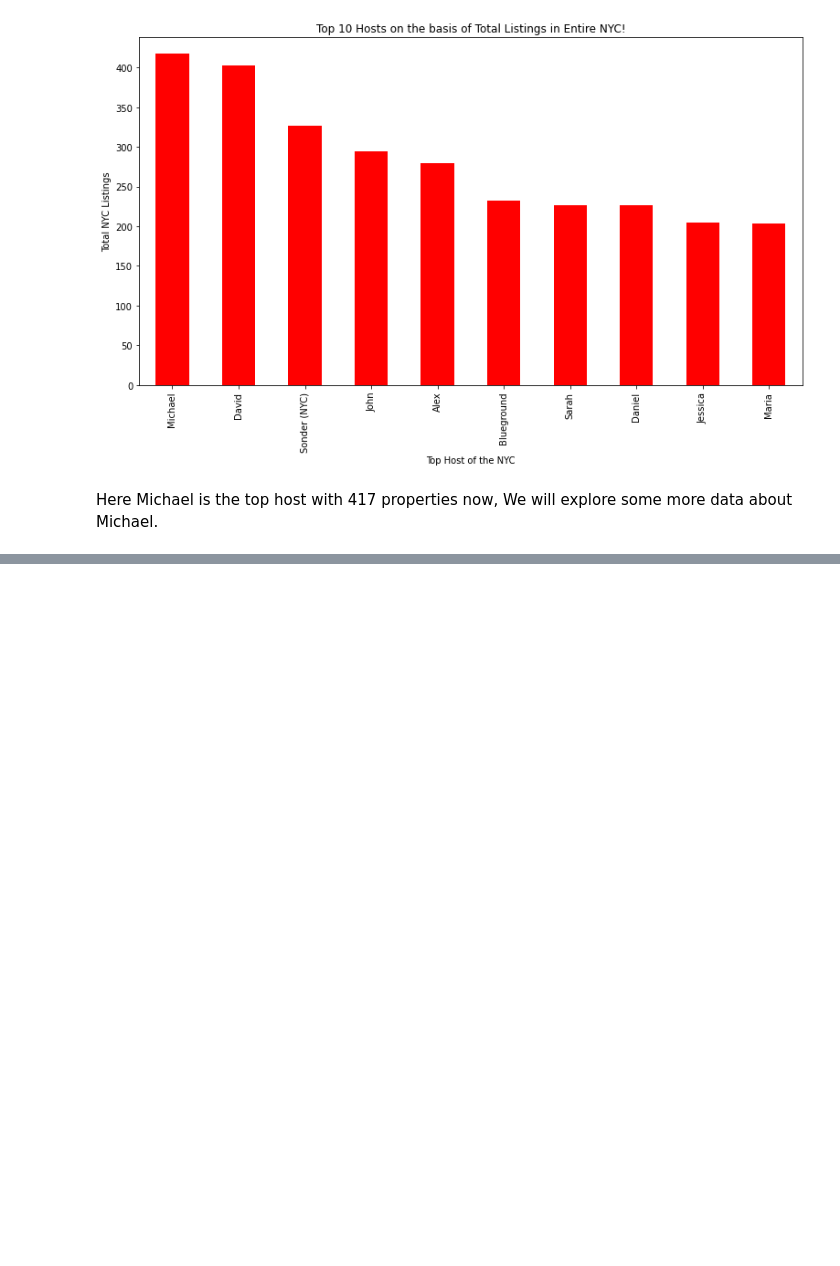
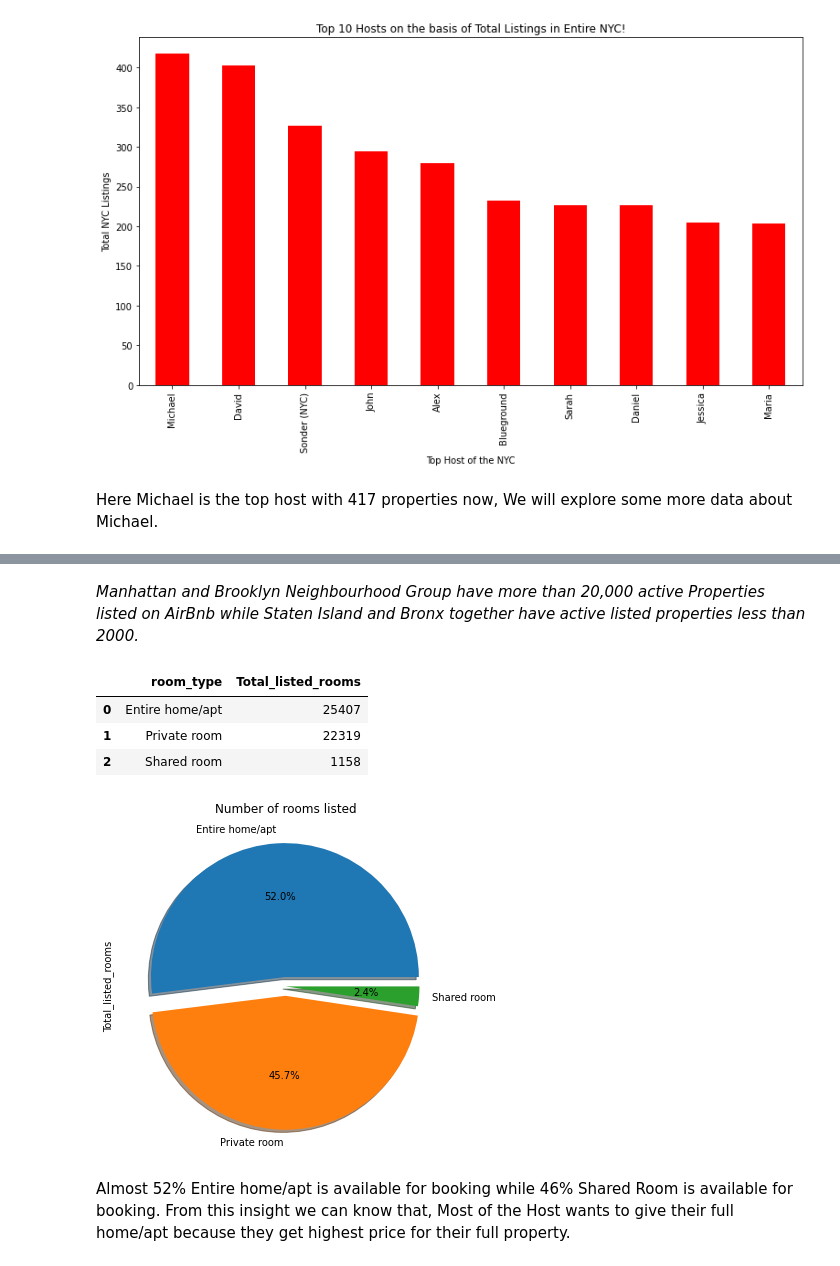
Before and after one commit to ShivanshSingh000/Airbnb-Data-Analysis, a Jupyter notebook: My_Individual_Airbnb_Bookings_Analysis_Project.ipynb, the cells around one changed output, grey strips where cells are left out. Saved outputs shown, nothing was run; the diff lists cells and outputs as text; code cells hidden in the pictures; blank space fills up the shorter version.

```diff
--- a/My_Individual_Airbnb_Bookings_Analysis_Project.ipynb
+++ b/My_Individual_Airbnb_Bookings_Analysis_Project.ipynb
@@ -339,0 +379,21 @@ Here Michael is the top host with 417 properties now, We will explore some more
+# %% [markdown]
+*Manhattan and Brooklyn Neighbourhood Group have more than 20,000 active Properties listed on AirBnb while Staten Island and Bronx together have active listed properties less than 2000.*
+# %%
+# calculating total number of rooms types
+
+room_type_df = pd.DataFrame(df['room_type'].value_counts()).reset_index().rename(columns = {"index":'room_type', 'room_type':'Total_listed_rooms'})
+
+room_type_df
+# %% [output]
+|  | room_type | Total_listed_rooms |
+| 0 | Entire home/apt | 25407 |
+| 1 | Private room | 22319 |
+| 2 | Shared room | 1158 |
+# %%
+room_type_df.plot.pie(y = 'Total_listed_rooms', shadow = True, explode = (0.07, 0.07, 0), autopct='%1.1f%%',labels= room_type_df['room_type'] ,legend = False, figsize=(6,8))
+plt.title("Number of rooms listed")
+plt.show()
+# %% [output]
+[figure, added]
+# %% [markdown]
+Almost 52% Entire home/apt is available for booking while 46% Shared Room is available for booking. From this insight we can know that, Most of the Host wants to give their full home/apt because they get highest price for their full property.
```
Also changed, not shown: parts of 9 cells of this notebook.
